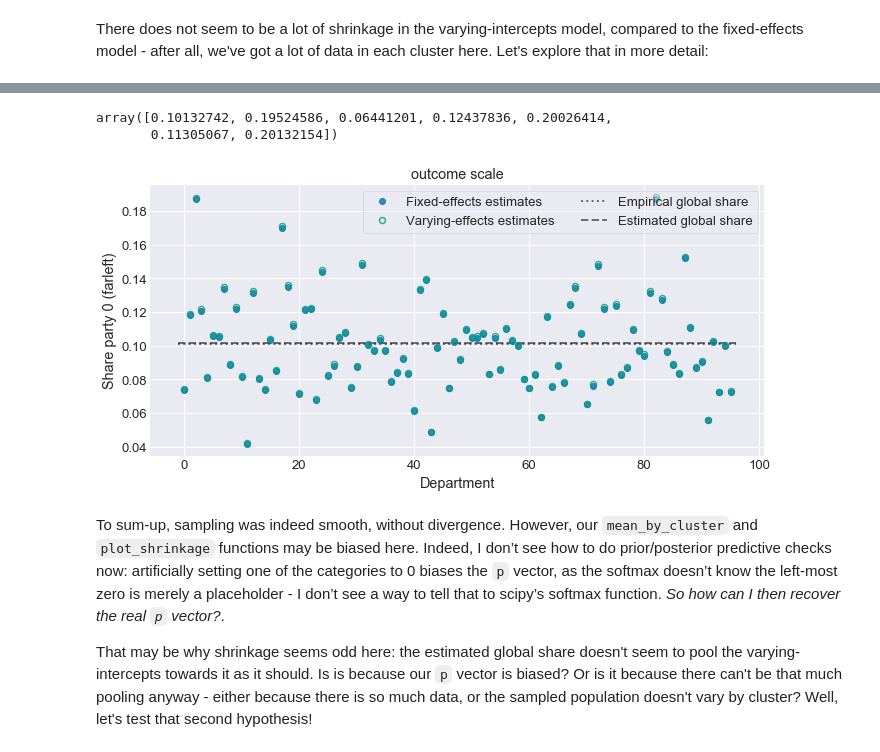
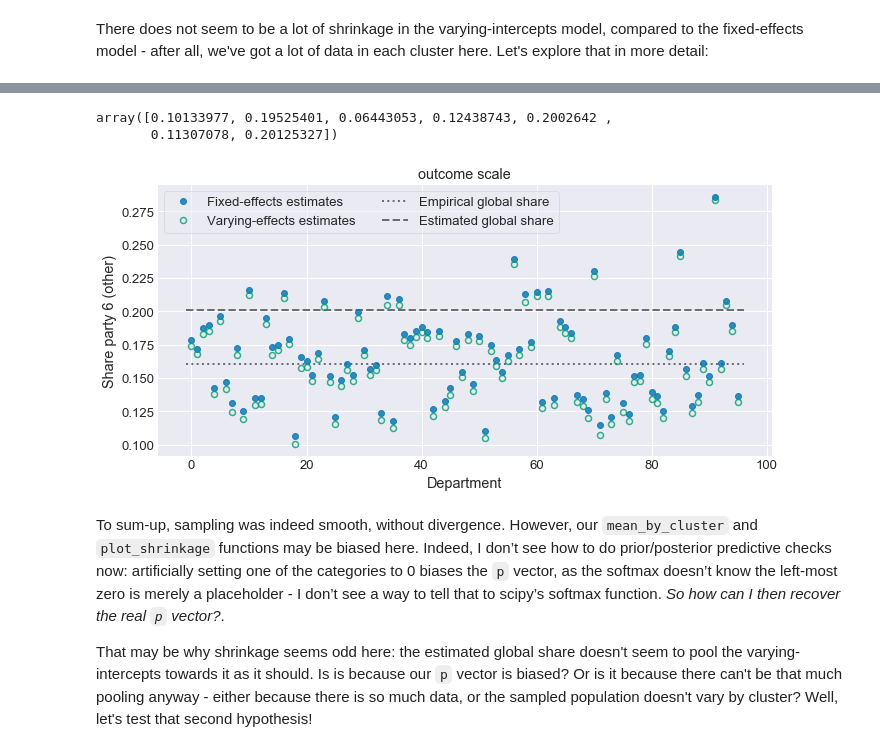
Before and after one commit to pollsposition/models, a Jupyter notebook: fondamentaux/funds2.ipynb, the cells around one changed output, grey strips where cells are left out. Drawn from its saved outputs; the diff is of its cells as text; code cells hidden in the pictures.

Commit message:
Compute p_link and global_p directly in the model & changed mean_by_cluster function in consequence

```diff
--- a/fondamentaux/funds2.ipynb
+++ b/fondamentaux/funds2.ipynb
@@ -64,10 +64,10 @@ def identity(x):
     return x
 
 
-def mean_by_cluster(link, post_df):
+def mean_by_cluster(param: str, post_df: pd.DataFrame):
     """
-    Compute mean by cluster (department) of each category (parties)
-    link: either identity function (stay on parameter scale) or softmax (transform to outcome space)
+    Compute posterior mean of param by cluster (department) and category (parties)
+    param: parameter to aggregate by cluster. Either "a_dpt_f" for parameter scale, or "p_link" for outcome scale
     post_df: posterior distribution of model, as a pd.DataFrame
     """
     mean_df = pd.DataFrame(index=range(Nparties), columns=range(Ndpts))
@@ -75,16 +75,16 @@ def mean_by_cluster(link, post_df):
     mean_df.columns.name = "Department"
 
     for i in range(Ndpts):
-        mean_df[i] = link(
+        mean_df[i] = (
             post_df[
                 [
-                    f"a_dpt_f__{i}_0",
-                    f"a_dpt_f__{i}_1",
-                    f"a_dpt_f__{i}_2",
-                    f"a_dpt_f__{i}_3",
-                    f"a_dpt_f__{i}_4",
-                    f"a_dpt_f__{i}_5",
-                    f"a_dpt_f__{i}_6",
+                    f"{param}__{i}_0",
+                    f"{param}__{i}_1",
+                    f"{param}__{i}_2",
+                    f"{param}__{i}_3",
+                    f"{param}__{i}_4",
+                    f"{param}__{i}_5",
+                    f"{param}__{i}_6",
                 ]
             ]
             .mean()
@@ -255,8 +255,9 @@ with pm.Model() as m_itc_fix:
     a_dpt_f = pm.Deterministic(
         "a_dpt_f", tt.horizontal_stack(a_dpt, tt.zeros(shape=(Ndpts, 1)))
     )
+    p_link = pm.Deterministic("p_link", tt.nnet.softmax(a_dpt_f))
+
     p = tt.nnet.softmax(a_dpt_f[dpt_id])
-
     R = pm.Multinomial("R", n=N, p=p, observed=R_obs)
 
     trace_itc_fix = pm.sample(
@@ -266,14 +267,16 @@ with pm.Model() as m_itc_fix:
 with pm.Model() as m_itc_var:
     a = pm.Normal("a", -1.8, 0.1, shape=Nparties - 1)
     a_f = pm.Deterministic("a_f", tt.concatenate([a, [0]]))
+    glob_p = pm.Deterministic("glob_p", tt.nnet.softmax(a_f))
     sigma_dpt = pm.Exponential("sigma_dpt", 1.0)
 
     a_dpt = pm.Normal("a_dpt", a, sigma_dpt, shape=(Ndpts, Nparties - 1))
     a_dpt_f = pm.Deterministic(
         "a_dpt_f", tt.horizontal_stack(a_dpt, tt.zeros(shape=(Ndpts, 1)))
     )
+    p_link = pm.Deterministic("p_link", tt.nnet.softmax(a_dpt_f))
+
     p = tt.nnet.softmax(a_dpt_f[dpt_id])
-
     R = pm.Multinomial("R", n=N, p=p, observed=R_obs)
 
     trace_itc_var = pm.sample(
@@ -342,6 +364,6 @@ There does not seem to be a lot of shrinkage in the varying-intercepts model, co
 # %%
-p_mean_fixed = mean_by_cluster(softmax, post_itc_fix)
-p_mean_varying = mean_by_cluster(softmax, post_itc_var)
+p_mean_fixed = mean_by_cluster("p_link", post_itc_fix)
+p_mean_varying = mean_by_cluster("p_link", post_itc_var)
 p_mean_varying
 # %% [output]
 | Party | 0 | 1 | 2 | 3 | 4 | 5 | 6 |
@@ -380,20 +383,20 @@ a_mean_varying
 # %%
 global_a = post_itc_var.filter(like="a_f").mean().values
-global_p = softmax(post_itc_var.filter(like="a_f").mean().values)
+global_p = post_itc_var.filter(like="glob_p").mean().values
 global_p
 # %% [output]
-array([0.10132742, 0.19524586, 0.06441201, 0.12437836, 0.20026414,
-       0.11305067, 0.20132154])
+array([0.10133977, 0.19525401, 0.06443053, 0.12438743, 0.2002642 ,
+       0.11307078, 0.20125327])
 # %%
 plot_shrinkage(
-    0,
+    6,
     "outcome",
     baseline=global_p,
     mean_clusters_fixed=p_mean_fixed,
     mean_clusters_varying=p_mean_varying,
 )
 # %% [output]
-[figure, old version]
+[figure, new version]
 # %% [markdown]
 To sum-up, sampling was indeed smooth, without divergence. However, our `mean_by_cluster` and `plot_shrinkage` functions may be biased here. Indeed, I don’t see how to do prior/posterior predictive checks now: artificially setting one of the categories to 0 biases the `p` vector, as the softmax doesn’t know the left-most zero is merely a placeholder - I don’t see a way to tell that to scipy’s softmax function. *So how can I then recover the real `p` vector?*.
 
```
Also changed, not shown: parts of 4 cells of this notebook.
